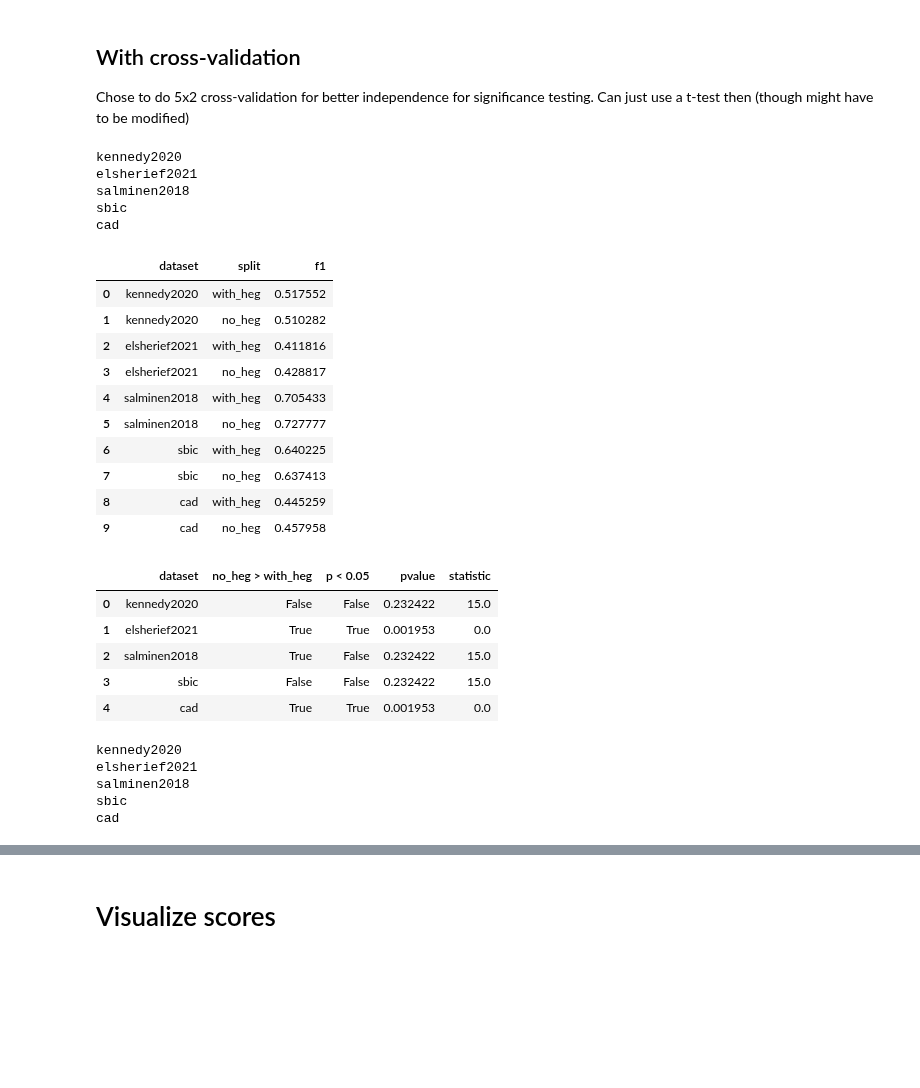
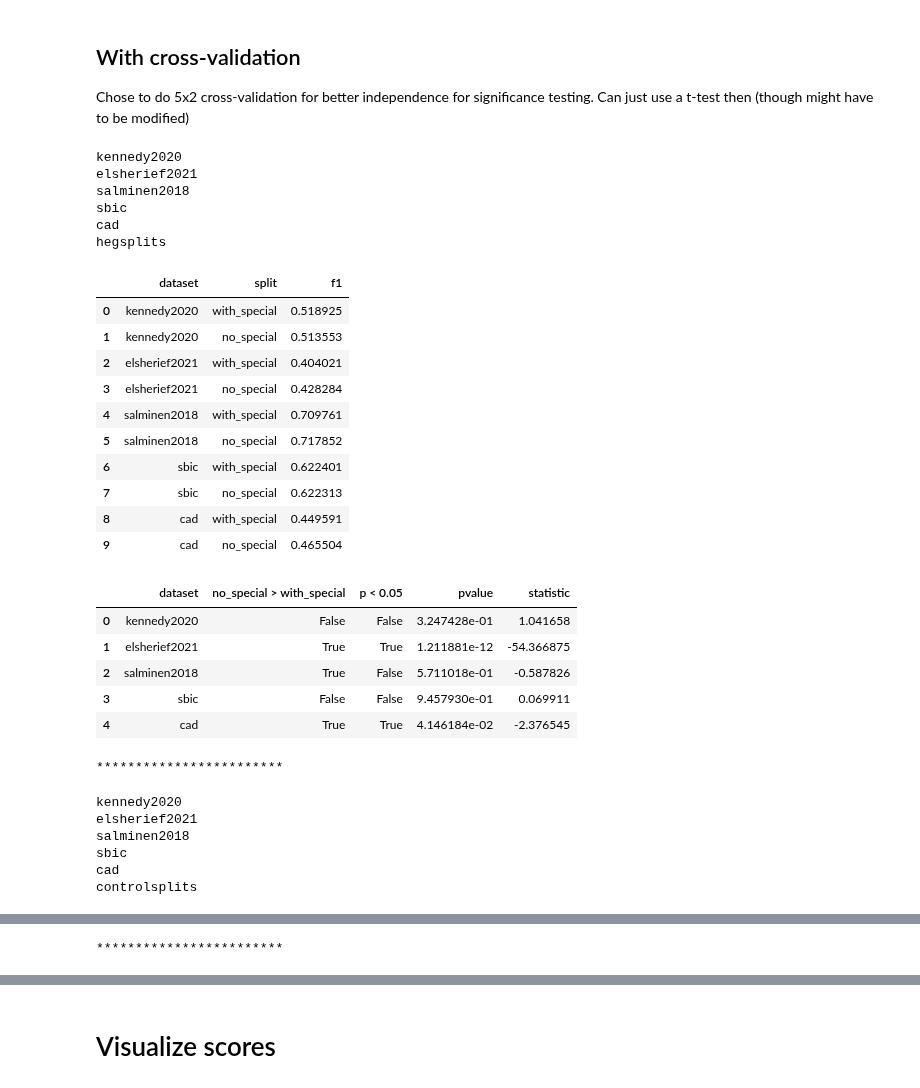
Before and after one commit to michaelmilleryoder/hate_speech_identities, a Jupyter notebook: jupyter/lr_hate_speech_classifier.ipynb, the cells around one changed output, grey strips where cells are left out. Cells and saved outputs as stored; diff of their text form; code cells hidden in the pictures; blank space fills up the shorter version.

```diff
--- a/jupyter/lr_hate_speech_classifier.ipynb
+++ b/jupyter/lr_hate_speech_classifier.ipynb
@@ -152,14 +152,12 @@ datasets = [
     'cad',
 ]
 
-splitnames = {'hegsplits': ['with_heg', 'no_heg'],
-              'controlsplits': ['with_control', 'no_control'],
-             }
+f1_scores = {}
 
 for splits in ['hegsplits', 'controlsplits']:
 
     scores = {}
-    f1_scores = [] # List of dicts with keys: dataset, split, f1 (to create df)
+    f1_scores[splits] = [] # List of dicts with keys: dataset, split, f1 (to create df)
     sigs = []
 
     # for dataset in datasets[:1]:
@@ -174,9 +172,9 @@ for splits in ['hegsplits', 'controlsplits']:
         data = {}
         bow = {}
         scores[dataset] = {}
-        for split in splitnames[splits]:
+        for split in data_splits:
             # data[split] = pd.concat(data_splits[split].values())
-            data[split] = data_splits[split]['all']
+            data[split] = data_splits[split]
 
             # Check for NaNs
             if data[split]['text'].isnull().values.any():
@@ -195,62 +193,68 @@ for splits in ['hegsplits', 'controlsplits']:
                 # confusion_matrices[dataset] = {}
 
             # preds = clf[split].predict(bow[split]['test'])
             # true = data[split]['test']['hate']
             # scores[dataset][split] = pd.DataFrame(classification_report(true, preds, output_dict=True))
-            f1_scores.append({'dataset': dataset, 'split': split, 'f1': np.mean(scores[dataset][split])})
+            f1_scores[splits].append({'dataset': dataset, 'split': split, 'f1': np.mean(scores[dataset][split])})
             # confusion_matrices[dataset][split] = confusion_matrix(true, preds).ravel()
 
             # print(split)
             # display(scores[dataset][split])
 
         # print()
 
-        # T-test or Wilcoxon for significance (so far have gotten the same significance results)
-        # sig = ttest_rel(scores[dataset]['with_heg'], scores[dataset]['no_heg'])
-        # sig = wilcoxon(scores[dataset]['with_heg'], scores[dataset]['no_heg'])
-        # sig = wilcoxon(scores[dataset]['with_control'], scores[dataset]['no_control'])
-        sig = wilcoxon(scores[dataset][splitnames[splits][0]], scores[dataset][splitnames[splits][1]])
-        # sigs.append({'dataset': dataset, 'no_heg > with_heg': np.mean(scores[dataset]['no_heg']) > np.mean(scores[dataset]['with_heg']),
-        #              'p < 0.05': sig.pvalue < 0.05, 'pvalue': sig.pvalue, 'statistic': sig.statistic,})
+        splitnames = ['with_special', 'no_special']
+        # T-test or Wilcoxon for significance
+        # sig = wilcoxon(scores[dataset][splitnames[0]], scores[dataset][splitnames[1]])
+        sig = ttest_rel(scores[dataset][splitnames[0]], scores[dataset][splitnames[1]])
         sigs.append({'dataset': dataset,
-                     f'{splitnames[splits][1]} > {splitnames[splits][0]}': np.mean(scores[dataset][splitnames[splits][1]]) > np.mean(scores[dataset][splitnames[splits][0]]),
+                     f'{splitnames[1]} > {splitnames[0]}': np.mean(scores[dataset][splitnames[1]]) > np.mean(scores[dataset][splitnames[0]]),
                      'p < 0.05': sig.pvalue < 0.05, 'pvalue': sig.pvalue, 'statistic': sig.statistic,})
 
         # Chi-squared test for significance
         # sig = chisquare(*list(confusion_matrices[dataset].values()))
         # sig = chisquare(confusion_matrices[dataset]['with_heg'], confusion_matrices[dataset]['no_heg'])
         # sigs.append({'dataset': dataset, 'statistic': sig.statistic, 'pvalue': sig.pvalue})
 
-    f1_df = pd.DataFrame(f1_scores)
+    # Save out CV scores
+    with open(f'/storage2/mamille3/hegemonic_hate/tmp/{splits}_5x2cv_scores.pkl', 'wb') as f:
+        pickle.dump(scores, f)
+
+    print(splits)
+    f1_df = pd.DataFrame(f1_scores[splits])
     display(f1_df)
     sigs_df = pd.DataFrame(sigs)
     display(sigs_df)
+    print('************************')
 # %% [output]
 kennedy2020
 elsherief2021
 salminen2018
 sbic
 cad
+hegsplits
 |  | dataset | split | f1 |
-| 0 | kennedy2020 | with_heg | 0.517552 |
-| 1 | kennedy2020 | no_heg | 0.510282 |
-| 2 | elsherief2021 | with_heg | 0.411816 |
-| 3 | elsherief2021 | no_heg | 0.428817 |
-| 4 | salminen2018 | with_heg | 0.705433 |
-| 5 | salminen2018 | no_heg | 0.727777 |
-| 6 | sbic | with_heg | 0.640225 |
-| 7 | sbic | no_heg | 0.637413 |
-| 8 | cad | with_heg | 0.445259 |
-| 9 | cad | no_heg | 0.457958 |
+| 0 | kennedy2020 | with_special | 0.518925 |
+| 1 | kennedy2020 | no_special | 0.513553 |
+| 2 | elsherief2021 | with_special | 0.404021 |
+| 3 | elsherief2021 | no_special | 0.428284 |
+| 4 | salminen2018 | with_special | 0.709761 |
+| 5 | salminen2018 | no_special | 0.717852 |
+| 6 | sbic | with_special | 0.622401 |
+| 7 | sbic | no_special | 0.622313 |
+| 8 | cad | with_special | 0.449591 |
+| 9 | cad | no_special | 0.465504 |
-|  | dataset | no_heg > with_heg | p < 0.05 | pvalue | statistic |
-| 0 | kennedy2020 | False | False | 0.232422 | 15.0 |
-| 1 | elsherief2021 | True | True | 0.001953 | 0.0 |
-| 2 | salminen2018 | True | False | 0.232422 | 15.0 |
-| 3 | sbic | False | False | 0.232422 | 15.0 |
-| 4 | cad | True | True | 0.001953 | 0.0 |
+|  | dataset | no_special > with_special | p < 0.05 | pvalue | statistic |
+| 0 | kennedy2020 | False | False | 3.247428e-01 | 1.041658 |
+| 1 | elsherief2021 | True | True | 1.211881e-12 | -54.366875 |
+| 2 | salminen2018 | True | False | 5.711018e-01 | -0.587826 |
+| 3 | sbic | False | False | 9.457930e-01 | 0.069911 |
+| 4 | cad | True | True | 4.146184e-02 | -2.376545 |
-kennedy2020
-elsherief2021
-salminen2018
-sbic
-cad
+************************
+kennedy2020
+elsherief2021
+salminen2018
+sbic
+cad
+controlsplits
 |  | dataset | split | f1 |
@@ -272,0 +277 @@ cad
+************************
```
Also changed, not shown: parts of 5 cells of this notebook, 2 other files.
